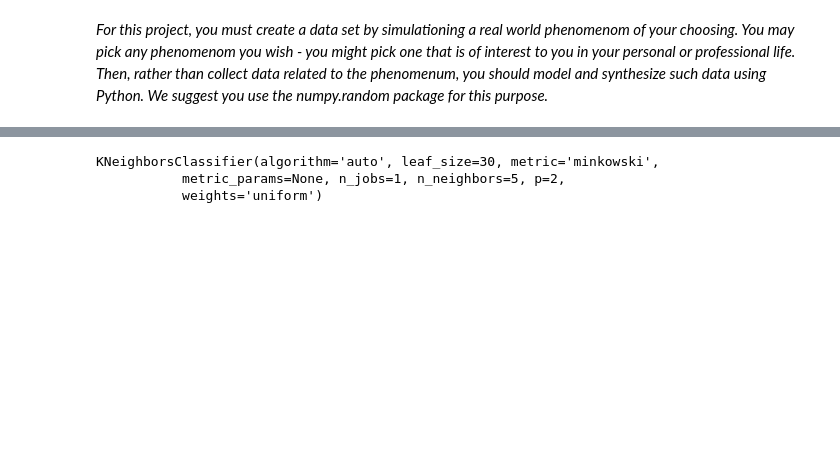
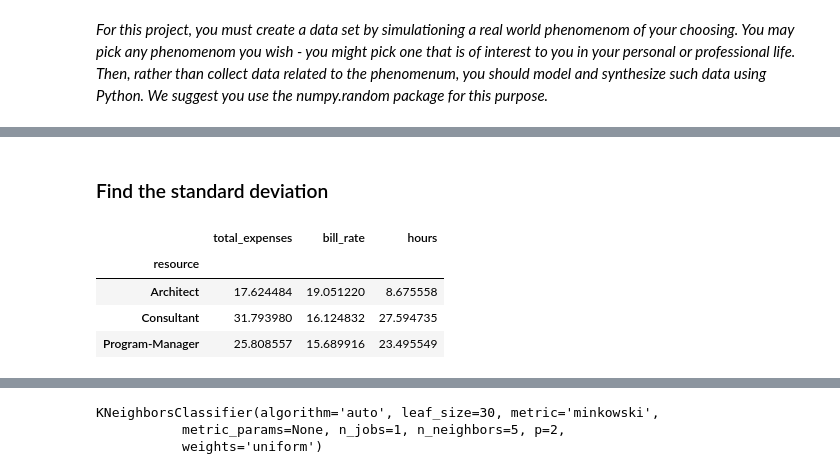
Before and after one commit to fionanealon/KPI, a Jupyter notebook: KPI.ipynb, the cells around one changed output, grey strips where cells are left out. Drawn from its saved outputs; the diff is of its cells as text; code cells hidden in the pictures; blank space fills up the shorter version.

```diff
--- a/KPI.ipynb
+++ b/KPI.ipynb
@@ -60,0 +90,10 @@ df.groupby('resource').mean()
+# %% [markdown]
+### Find the standard deviation
+# %%
+df.groupby('resource').std()
+# %% [output]
+|  | total_expenses | bill_rate | hours |
+| resource |  |  |  |
+| Architect | 17.624484 | 19.051220 | 8.675558 |
+| Consultant | 31.793980 | 16.124832 | 27.594735 |
+| Program-Manager | 25.808557 | 15.689916 | 23.495549 |
```
Also changed, not shown: parts of 56 cells of this notebook.
